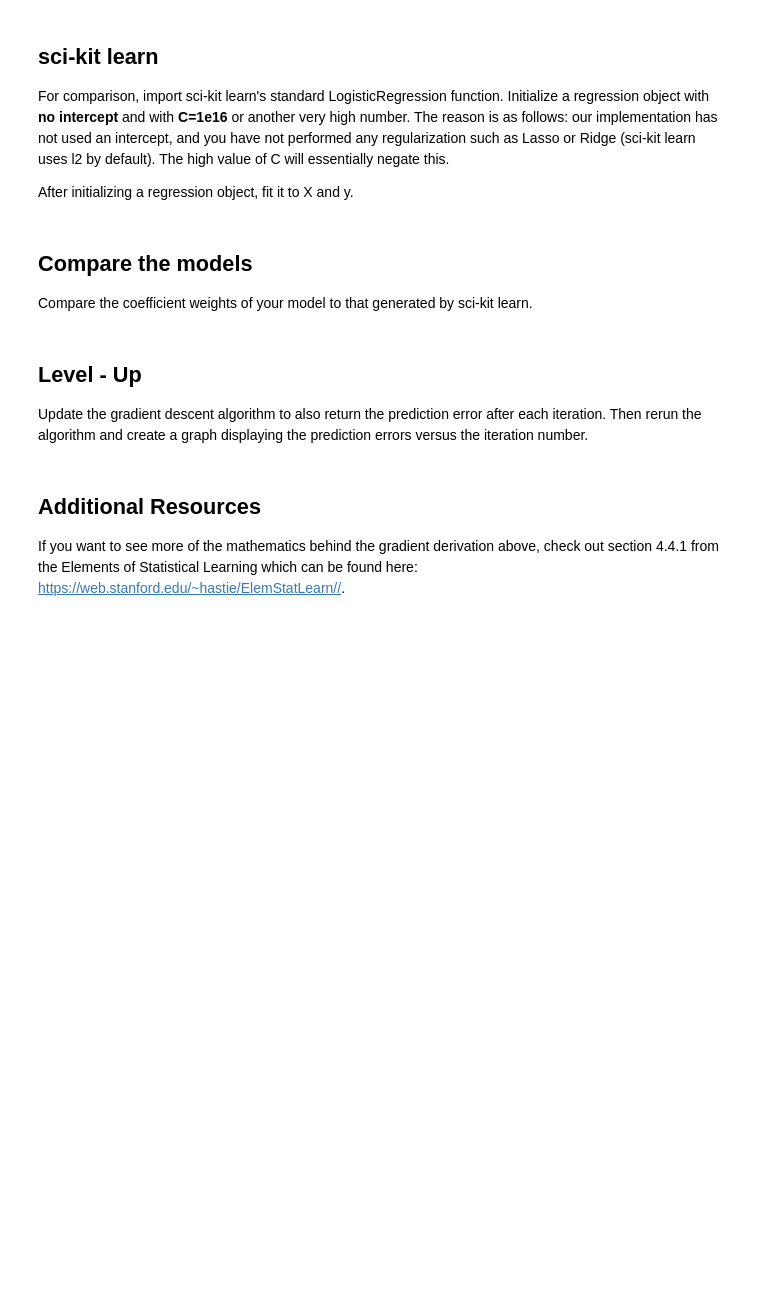
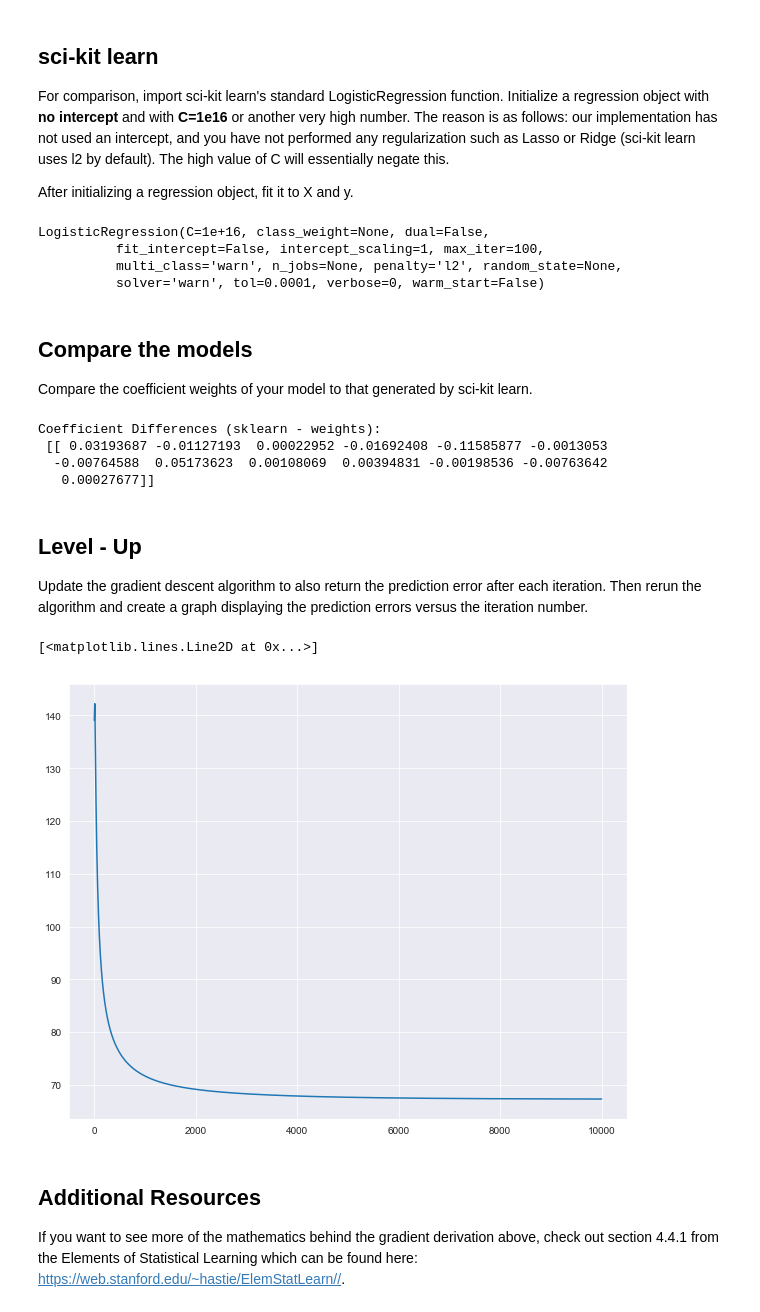
Before and after one commit to magnawhale/dsc-coding-logistic-regression-from-scratch-online-ds-ft-051319, a Jupyter notebook: index.ipynb, the cells around one changed output. Saved outputs shown, nothing was run; the diff lists cells and outputs as text; code cells hidden in the pictures; blank space fills up the shorter version.

```diff
--- a/index.ipynb
+++ b/index.ipynb
@@ -121,3 +148,11 @@ After initializing a regression object, fit it to X and y.
+# %%
+model_log = logreg.fit(X,y)
+model_log
+# %% [output]
+LogisticRegression(C=1e+16, class_weight=None, dual=False,
+          fit_intercept=False, intercept_scaling=1, max_iter=100,
+          multi_class='warn', n_jobs=None, penalty='l2', random_state=None,
+          solver='warn', tol=0.0001, verbose=0, warm_start=False)
 # %% [markdown]
 ## Compare the models
 
@@ -127,3 +160,10 @@ Compare the coefficient weights of your model to that generated by sci-kit learn
+# %%
+print("Coefficient Differences (sklearn - weights):\n",model_log.coef_ - weights)
+# %% [output]
+Coefficient Differences (sklearn - weights):
+ [[ 0.03193687 -0.01127193  0.00022952 -0.01692408 -0.11585877 -0.0013053
+  -0.00764588  0.05173623  0.00108069  0.00394831 -0.00198536 -0.00763642
+   0.00027677]]
 # %% [markdown]
 ## Level - Up
 
@@ -133,3 +171,40 @@ Update the gradient descent algorithm to also return the prediction error after
+# %%
+def grad_desc(X, y, max_iterations=10000, alpha=.001, initial_weights=None):
+    """Be sure to set default behavior for the initial_weights parameter."""
+    if initial_weights == None:
+        initial_weights = np.ones((X.shape[1],1)).flatten()
+    weights_col= pd.DataFrame(initial_weights)
+    weights = initial_weights
+    error_list = []
+    # Create a for loop of iterations
+    for iteration in range(max_iterations):
+        # Generate predictions using the current feature weights
+        y_hat = sigmoid(X.dot(weights))
+
+        # Calculate an error vector based on these initial predictions and the correct labels
+        errors = y - y_hat
+
+        # Calculate the gradient
+        # As we saw in the previous lab, calculating the gradient is often the most difficult task.
+        # Here, your are provided with the closed form solution
+        # for the gradient of the log-loss function derived from MLE
+        # For more details on the derivation, see the additional resources section below.
+        gradient = np.dot(X.transpose(), errors)
+
+        # Update the weight vector take a step of alpha in direction of gradient
+        weights += alpha * gradient
+        weights_col = pd.concat([weights_col, pd.DataFrame(weights)], axis=1)
+        error_list.append(np.abs(errors).sum())
+    return weights, weights_col, errors, error_list
+# %%
+weights, weight_col, errors, error_list = grad_desc(X, y, max_iterations=10000, alpha=0.001)
+# %%
+plt.figure(figsize=(10,8))
+
+plt.plot(range(10000), error_list);
+# %% [output]
+[<matplotlib.lines.Line2D at 0x...>]
+[figure, added]
 # %% [markdown]
 ## Additional Resources
 
```
Also changed, not shown: parts of 10 cells of this notebook.
